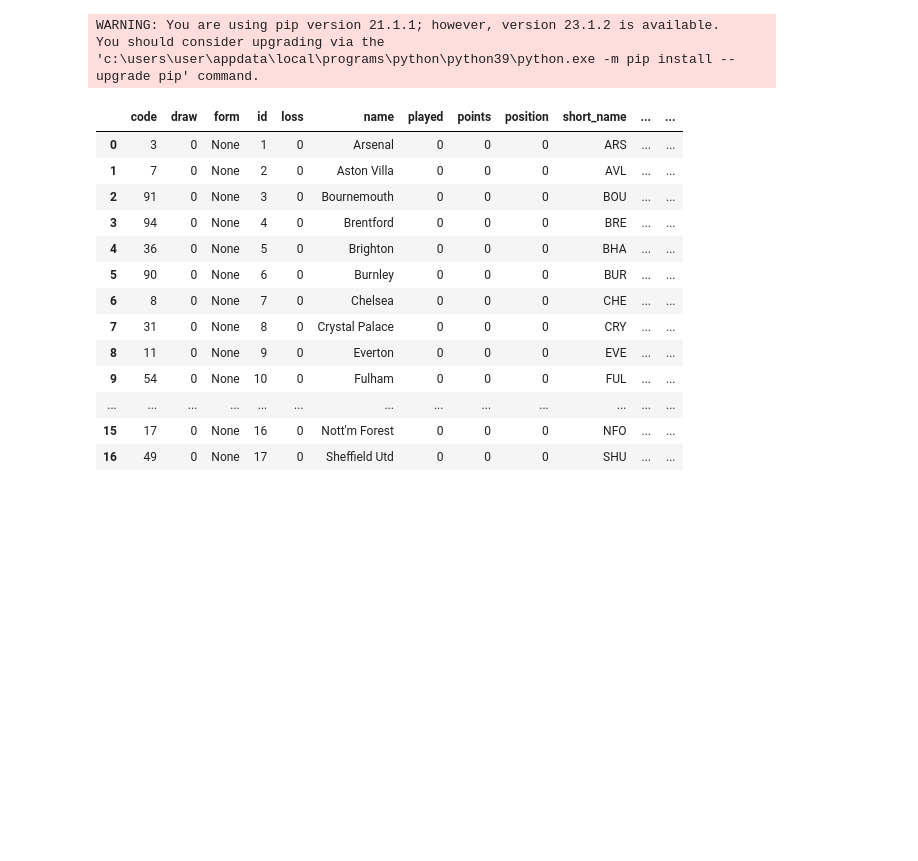
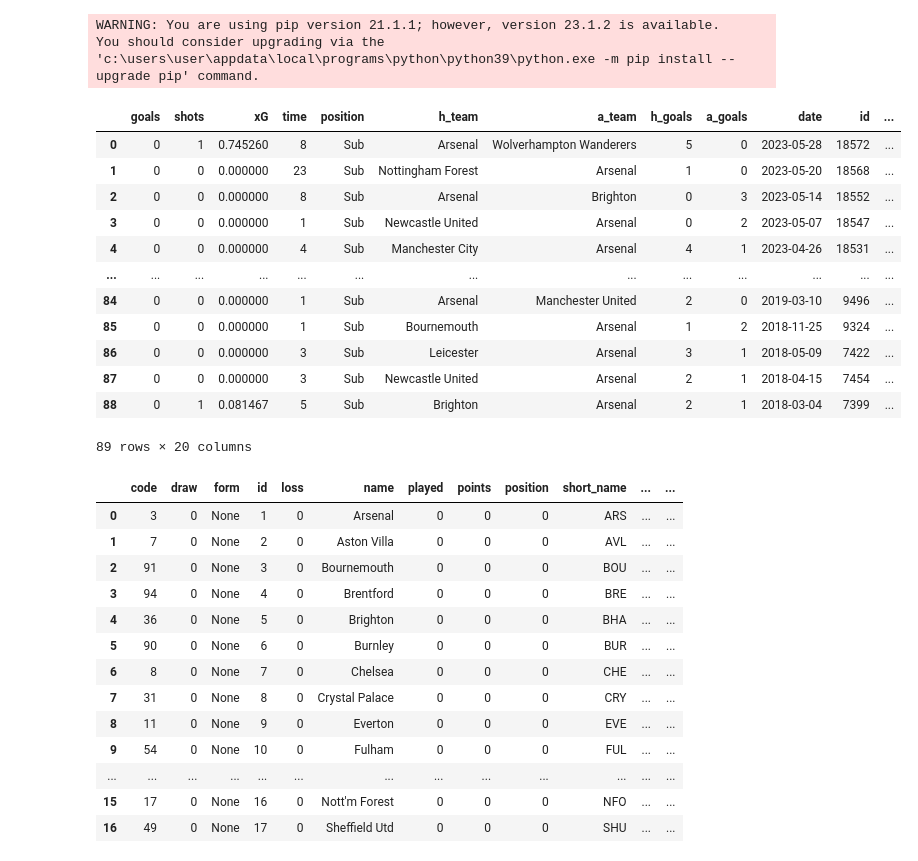
Before and after one commit to spiros26/FPL-Project, a Jupyter notebook: ev_creator/test.ipynb, the cells around one changed output. Saved outputs shown, nothing was run; the diff lists cells and outputs as text; code cells hidden in the pictures; blank space fills up the shorter version.

```diff
--- a/ev_creator/test.ipynb
+++ b/ev_creator/test.ipynb
@@ -13,6 +13,7 @@ import json
 import pandas as pd
 import aiohttp
 import time
+import tqdm
 
 from understat import Understat
 
@@ -31,7 +32,25 @@ async def player_understat_file(id):
 
 
 loop = asyncio.get_event_loop()
-df = loop.run_until_complete(player_understat_file(6482))
+for i in range(100):
+    time.sleep(0.5)
+    df = loop.run_until_complete(player_understat_file(6482))
+# %%
+df
+# %% [output]
+|  | goals | shots | xG | time | position | h_team | a_team | h_goals | a_goals | date | id | ... |
+| 0 | 0 | 1 | 0.745260 | 8 | Sub | Arsenal | Wolverhampton Wanderers | 5 | 0 | 2023-05-28 | 18572 | ... |
+| 1 | 0 | 0 | 0.000000 | 23 | Sub | Nottingham Forest | Arsenal | 1 | 0 | 2023-05-20 | 18568 | ... |
+| 2 | 0 | 0 | 0.000000 | 8 | Sub | Arsenal | Brighton | 0 | 3 | 2023-05-14 | 18552 | ... |
+| 3 | 0 | 0 | 0.000000 | 1 | Sub | Newcastle United | Arsenal | 0 | 2 | 2023-05-07 | 18547 | ... |
+| 4 | 0 | 0 | 0.000000 | 4 | Sub | Manchester City | Arsenal | 4 | 1 | 2023-04-26 | 18531 | ... |
+| ... | ... | ... | ... | ... | ... | ... | ... | ... | ... | ... | ... | ... |
+| 84 | 0 | 0 | 0.000000 | 1 | Sub | Arsenal | Manchester United | 2 | 0 | 2019-03-10 | 9496 | ... |
+| 85 | 0 | 0 | 0.000000 | 1 | Sub | Bournemouth | Arsenal | 1 | 2 | 2018-11-25 | 9324 | ... |
+| 86 | 0 | 0 | 0.000000 | 3 | Sub | Leicester | Arsenal | 3 | 1 | 2018-05-09 | 7422 | ... |
+| 87 | 0 | 0 | 0.000000 | 3 | Sub | Newcastle United | Arsenal | 2 | 1 | 2018-04-15 | 7454 | ... |
+| 88 | 0 | 1 | 0.081467 | 5 | Sub | Brighton | Arsenal | 2 | 1 | 2018-03-04 | 7399 | ... |
+89 rows × 20 columns
 # %%
 url = 'https://fantasy.premierleague.com/api/bootstrap-static/'
 pd.DataFrame(requests.get(url).json()['teams'])
```
Also changed, not shown: 5 other files.
